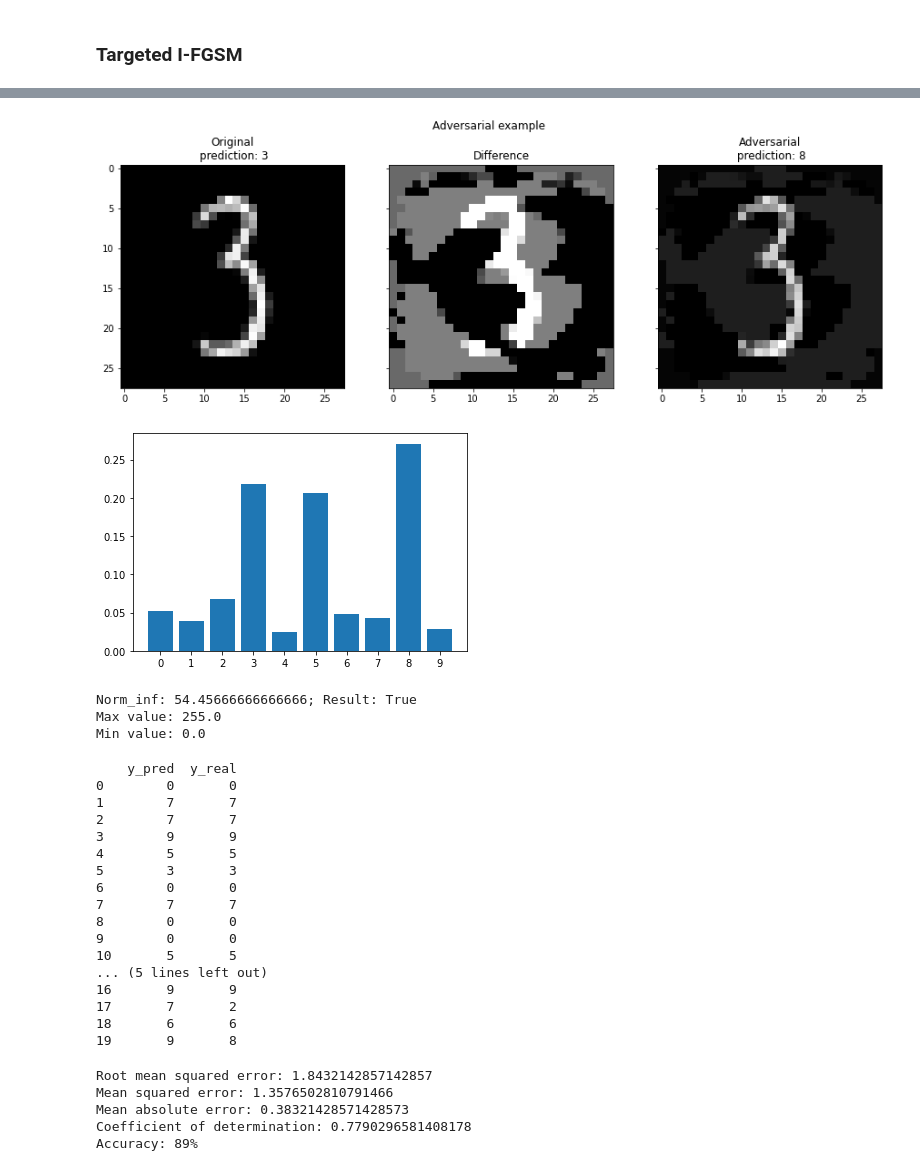
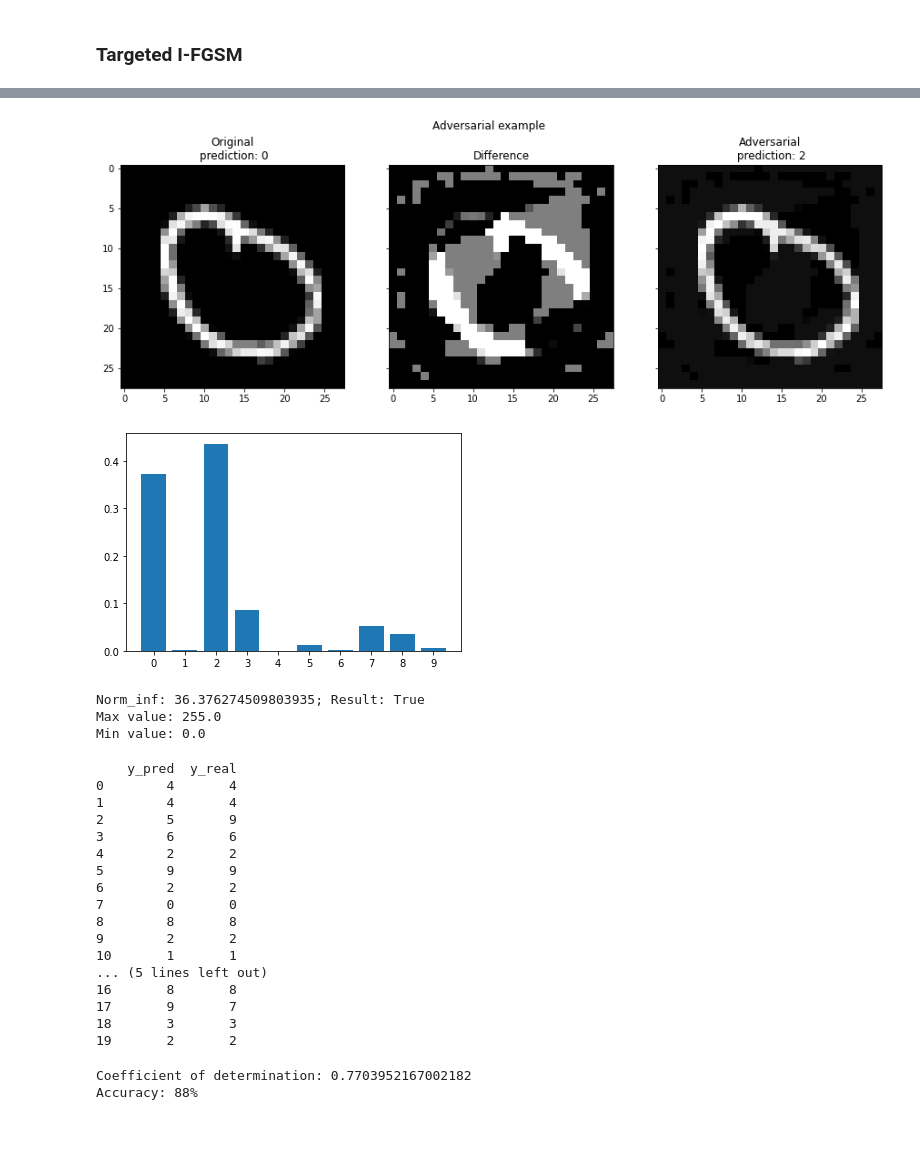
Before and after one commit to vseredovych/AdaversarialAI, a Jupyter notebook: Code/lg-softmax.ipynb, the cells around one changed output, grey strips where cells are left out. Drawn from its saved outputs; the diff is of its cells as text; code cells hidden in the pictures; blank space fills up the shorter version.

```diff
--- a/Code/lg-softmax.ipynb
+++ b/Code/lg-softmax.ipynb
@@ -560,6 +38,6 @@ class AttackDeepFool():
 # %%
-filename_test = "./digit-recognizer/test.csv"
-filename_train = "./digit-recognizer/train.csv"
+filename_test = "./data/digit-recognizer/test.csv"
+filename_train = "./data/digit-recognizer/train.csv"
 
 df_train = pd.read_csv(filename_train, delimiter=',')
 df_test = pd.read_csv(filename_test, delimiter=',')
@@ -594,7 +72,8 @@ y_labels = [x[3:] for x in  encoder.get_feature_names()]
 # Y_test = encoder.transform(y_test).toarray()
 # %%
 %%time
-lg = LogisticRegression(normalize=False)
+from LogisticRegression import CustomLogisticRegression
+lg = CustomLogisticRegression(normalize=False)
 lg.fit(normalize(X_train), Y_train, 0.5, 100, 1e-15)
 
 plot_J(lg.get_cost_history())
@@ -659,6 +100,9 @@ def show_adversarial_sample(x, y_labels, true_class=[], model=None, attack_model
 
     elif type(attack).__name__ in ['AttackIFGSM', 'AttackTIFGSM', 'AttackFGSM', 'AttackDeepFool', 'AttackMIFGSM']:
         x_adv_normalized = attack.attack(x_normalized, model.W, model.b, true_class, model.predict, max_norm=max_norm)
+
+    elif type(attack).__name__ in ['AttackMIFGSM']:
+        x_adv_normalized = attack.attack(x_normalized, model.W, model.b, true_class, model.predict, max_norm=max_norm, momentum=0.99)
 
     x_adv = denormalize(x_adv_normalized)
     x_adv_pred = model.predict(np.array(x_adv_normalized))
@@ -887,17 +377,17 @@ Max value: 255.0
 Min value: 0.0
 # %%
 index = 123
-x = np.expand_dims(X_test.iloc[index, :], axis=0)
+x = np.expand_dims(X_test[correct_pred_idx].iloc[index, :], axis=0)
 y = np.zeros(len(y_labels))
 
 true_class = lg.predict(normalize(x))
 y[true_class] = 1
 
 show_adversarial_sample(x, y_labels, true_class=y, model=lg, attack_model=AttackMIFGSM, max_norm=1, max_iters=5000)
 # %% [output]
-[figure, old version]
+[figure, new version]
-[figure, old version]
+[figure, new version]
-Norm_inf: 54.45666666666666; Result: True
+Norm_inf: 36.376274509803935; Result: True
 Max value: 255.0
 Min value: 0.0
 # %%
@@ -907,45 +397,34 @@ comp = pd.DataFrame({"y_pred": y_pred, "y_real": y_real})
 print(comp.head(20))
 # %% [output]
     y_pred  y_real
-0        0       0
-1        7       7
-2        7       7
-3        9       9
-4        5       5
-5        3       3
-6        0       0
-7        7       7
-8        0       0
-9        0       0
-10       5       5
+0        4       4
+1        4       4
+2        5       9
+3        6       6
+4        2       2
+5        9       9
+6        2       2
+7        0       0
+8        8       8
+9        2       2
+10       1       1
 ... (5 lines left out)
-16       9       9
-17       7       2
-18       6       6
-19       9       8
+16       8       8
+17       9       7
+18       3       3
+19       2       2
 # %%
 from sklearn.metrics import mean_squared_error
 from sklearn.metrics import mean_absolute_error
 from sklearn.metrics import r2_score
-rmse = mean_squared_error(y_real, y_pred, squared=True)
-mse = mean_squared_error(y_real, y_pred, squared=False)
-mae = mean_absolute_error(y_real, y_pred)
 r2 = r2_score(y_real, y_pred)
 accuracy = int(sum(y_real == y_pred) / len(y_pred) * 100)
 
-
-#print(f'Coefficients\n {theta}')
-print(f'Root mean squared error: {rmse}')
-print(f'Mean squared error: {mse}')
-print(f'Mean absolute error: {mae}')
 print(f'Coefficient of determination: {r2}')
 print(f"Accuracy: {accuracy}%")
 # %% [output]
-Root mean squared error: 1.8432142857142857
-Mean squared error: 1.3576502810791466
-Mean absolute error: 0.38321428571428573
-Coefficient of determination: 0.7790296581408178
-Accuracy: 89%
+Coefficient of determination: 0.7703952167002182
+Accuracy: 88%
 # %%
 # import numpy as np
 # import matplotlib.pyplot as plt
```
Also changed, not shown: parts of 29 cells of this notebook, 24 other files.
